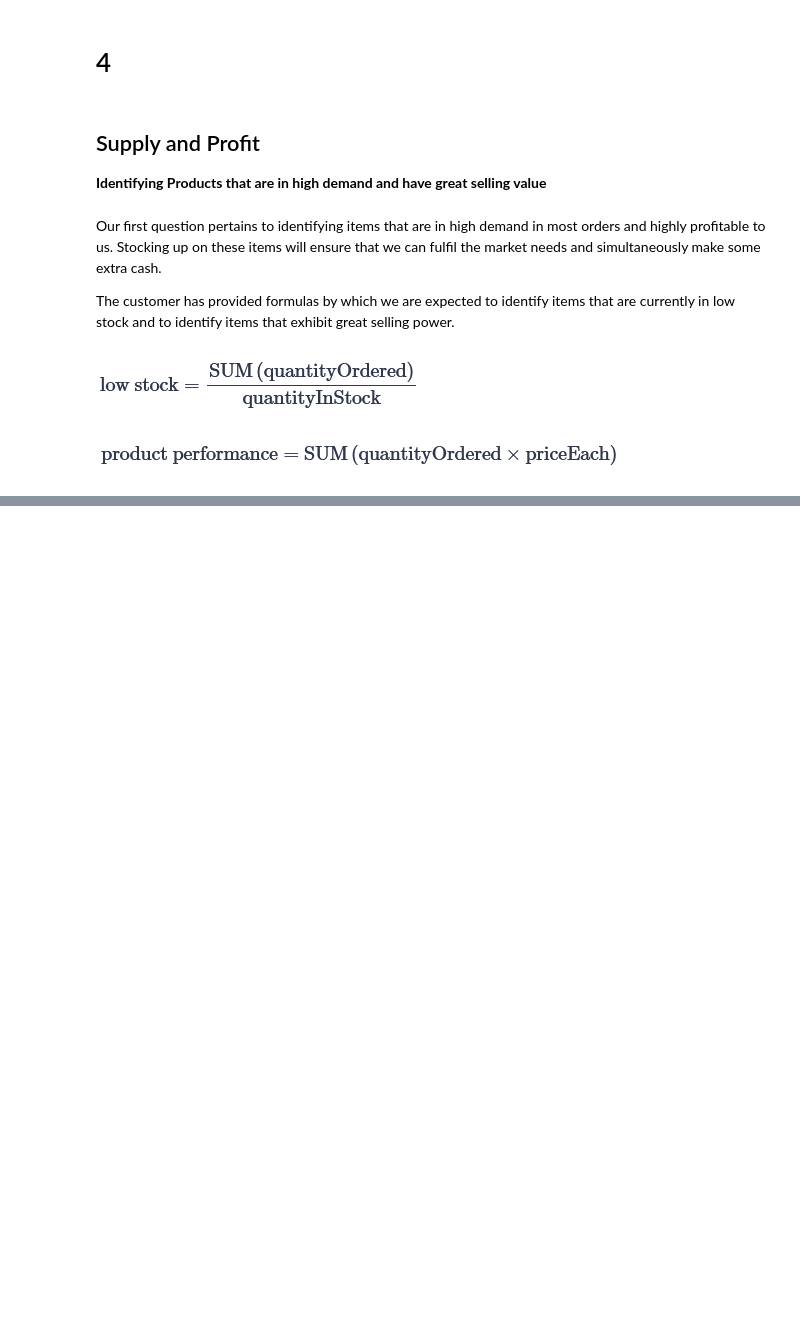
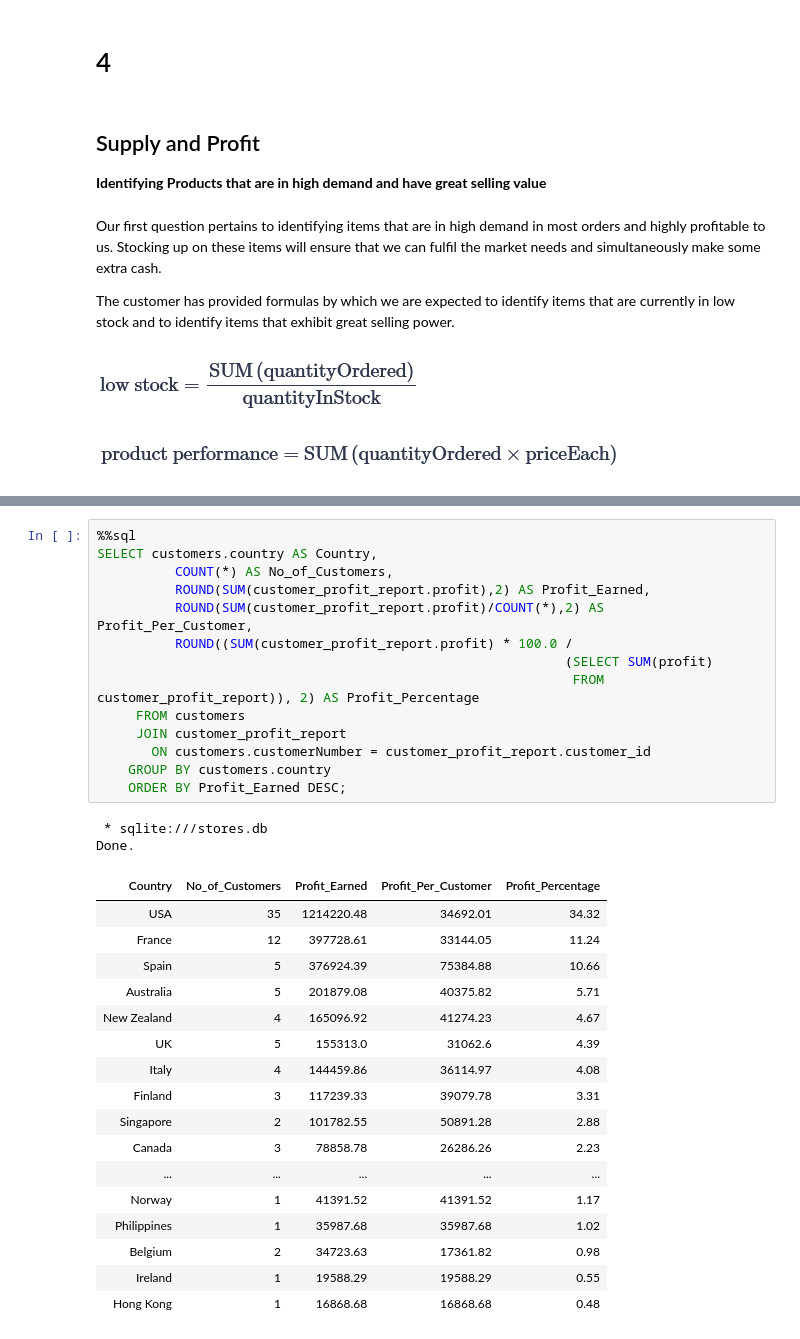
Before and after one commit to i-dominguez/Customers_and_Products_Analysis_SQL, a Jupyter notebook: Customers_and_Products_Analysis.ipynb, the cells around one changed output, grey strips where cells are left out. Drawn from its saved outputs; the diff is of its cells as text; blank space fills up the shorter version.

```diff
--- a/Customers_and_Products_Analysis.ipynb
+++ b/Customers_and_Products_Analysis.ipynb
@@ -219,0 +422,34 @@ The customer has provided formulas by which we are expected to identify items th
+# %%
+%%sql
+SELECT customers.country AS Country,
+          COUNT(*) AS No_of_Customers,
+          ROUND(SUM(customer_profit_report.profit),2) AS Profit_Earned,
+          ROUND(SUM(customer_profit_report.profit)/COUNT(*),2) AS Profit_Per_Customer,
+          ROUND((SUM(customer_profit_report.profit) * 100.0 /
+                                                            (SELECT SUM(profit)
+                                                             FROM customer_profit_report)), 2) AS Profit_Percentage
+     FROM customers
+     JOIN customer_profit_report
+       ON customers.customerNumber = customer_profit_report.customer_id
+    GROUP BY customers.country
+    ORDER BY Profit_Earned DESC;
+# %% [output]
+ * sqlite:///stores.db
+Done.
+| Country | No_of_Customers | Profit_Earned | Profit_Per_Customer | Profit_Percentage |
+| USA | 35 | 1214220.48 | 34692.01 | 34.32 |
+| France | 12 | 397728.61 | 33144.05 | 11.24 |
+| Spain | 5 | 376924.39 | 75384.88 | 10.66 |
+| Australia | 5 | 201879.08 | 40375.82 | 5.71 |
+| New Zealand | 4 | 165096.92 | 41274.23 | 4.67 |
+| UK | 5 | 155313.0 | 31062.6 | 4.39 |
+| Italy | 4 | 144459.86 | 36114.97 | 4.08 |
+| Finland | 3 | 117239.33 | 39079.78 | 3.31 |
+| Singapore | 2 | 101782.55 | 50891.28 | 2.88 |
+| Canada | 3 | 78858.78 | 26286.26 | 2.23 |
+| ... | ... | ... | ... | ... |
+| Norway | 1 | 41391.52 | 41391.52 | 1.17 |
+| Philippines | 1 | 35987.68 | 35987.68 | 1.02 |
+| Belgium | 2 | 34723.63 | 17361.82 | 0.98 |
+| Ireland | 1 | 19588.29 | 19588.29 | 0.55 |
+| Hong Kong | 1 | 16868.68 | 16868.68 | 0.48 |
```
Also changed, not shown: parts of 14 cells of this notebook, 2 other files.
